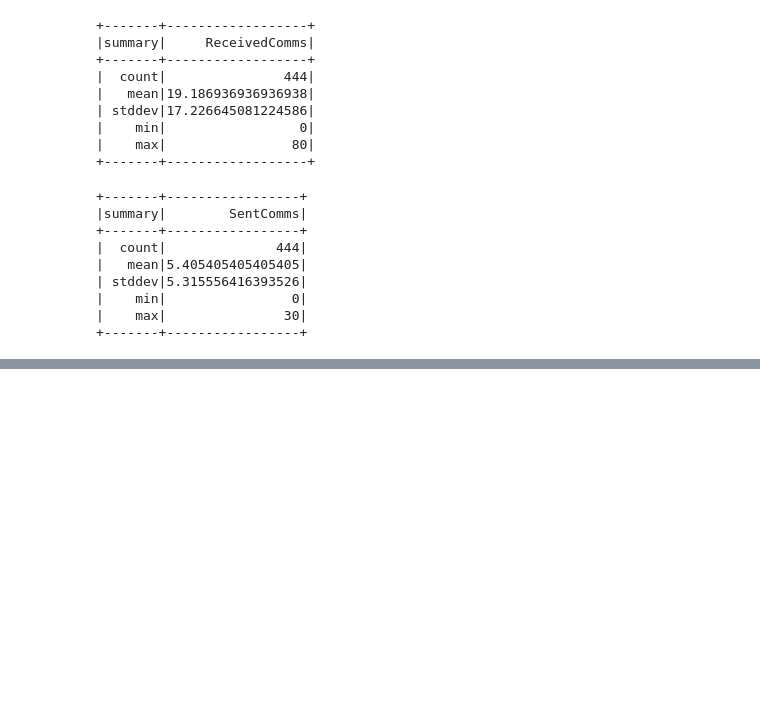
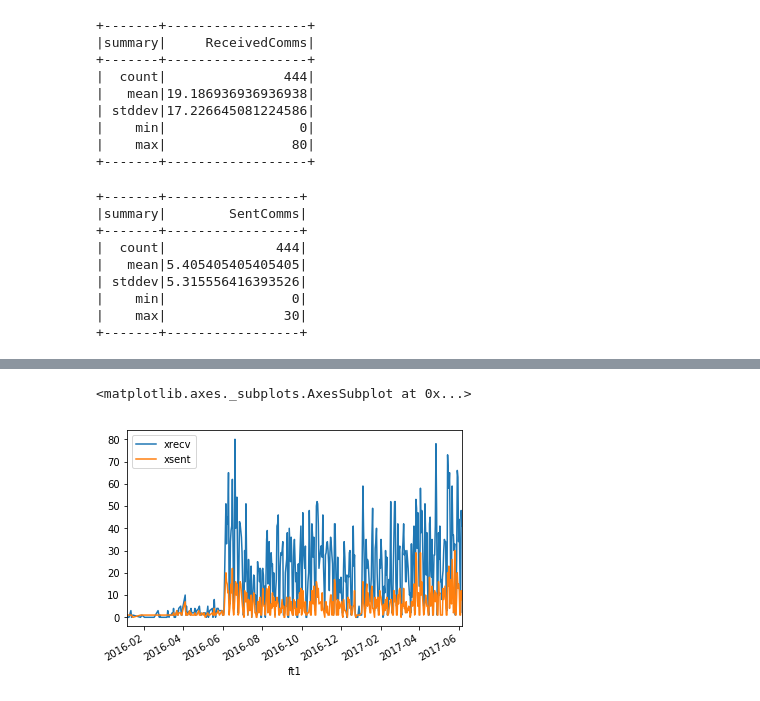
Before and after one commit to prakma/comm_anamolies, a Jupyter notebook: comm_anamolies.ipynb, the cells around one changed output, grey strips where cells are left out. Cells and saved outputs as stored; diff of their text form; code cells hidden in the pictures; blank space fills up the shorter version.

```diff
--- a/comm_anamolies.ipynb
+++ b/comm_anamolies.ipynb
@@ -67,0 +142,7 @@ comm_data.describe(['SentComms']).show()
+# %%
+pdf1.index = pdf1['ft1']
+# %%
+pdf1.plot()
+# %% [output]
+<matplotlib.axes._subplots.AxesSubplot at 0x...>
+[figure, added]
```
Also changed, not shown: parts of 46 cells of this notebook.
